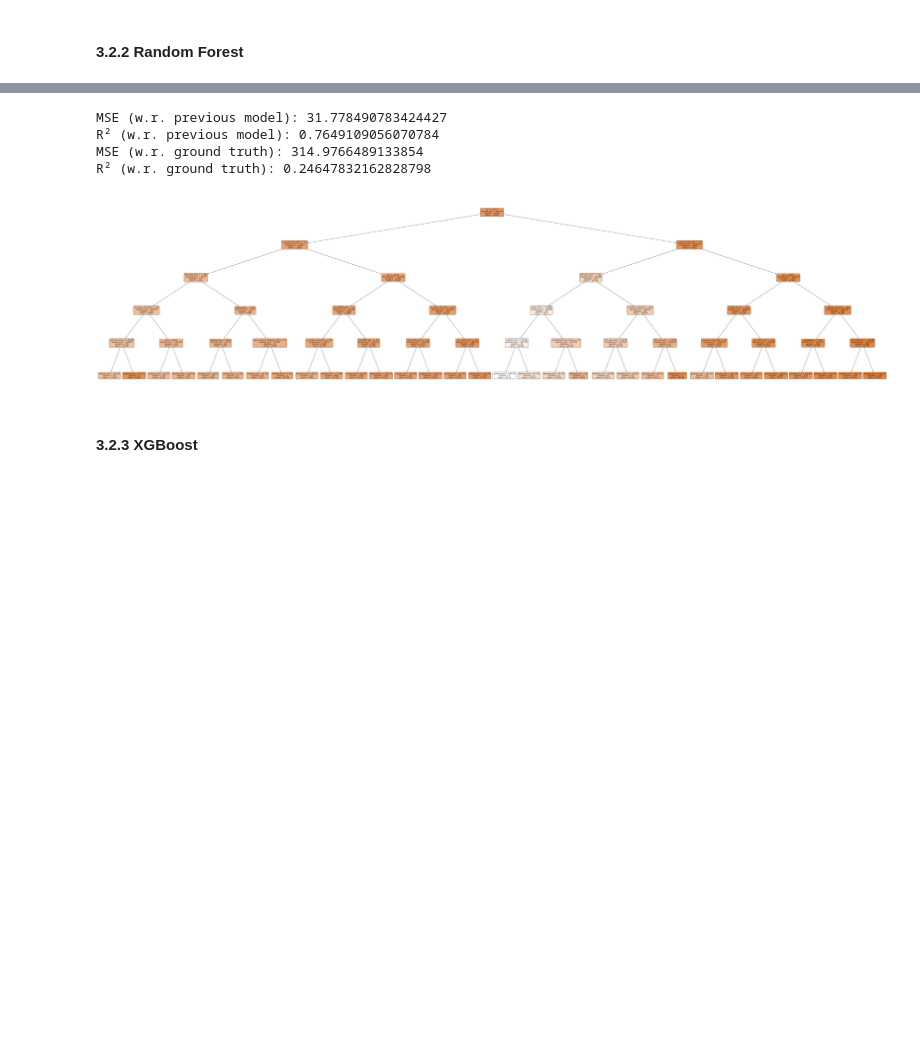
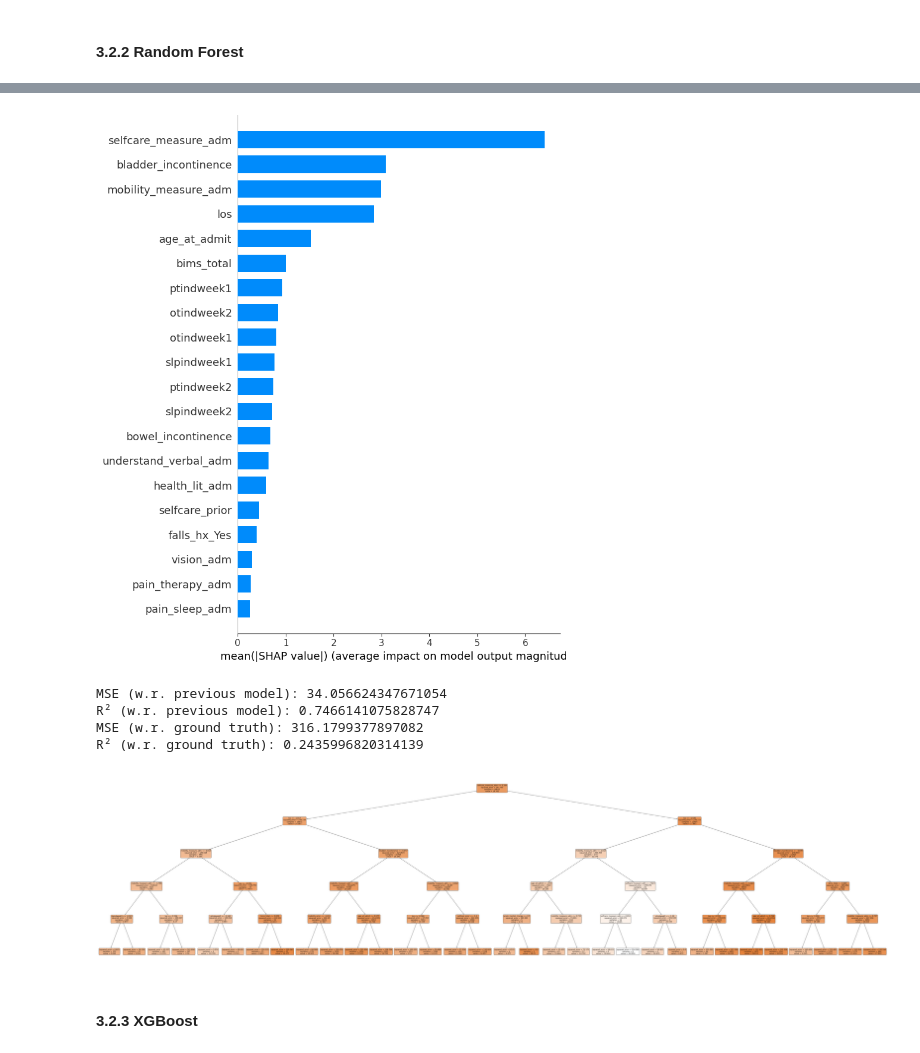
Before and after one commit to d9sus4/KL2, a Jupyter notebook: main.ipynb, the cells around one changed output, grey strips where cells are left out. Drawn from its saved outputs; the diff is of its cells as text; code cells hidden in the pictures; blank space fills up the shorter version.

```diff
--- a/main.ipynb
+++ b/main.ipynb
@@ -3566,15 +3860,17 @@ R²: 0.31881536862495574
 # %%
 # shapley value test
 
 import shap
 
 explainer = shap.TreeExplainer(rf_regressor)
 
-shap_values_train = explainer.shap_values(X_train)
+shap_values_train = explainer.shap_values(X_train, approximate=True) # turn off approximate for precise shap values, but way slower convergence
 # shap_values_eval = explainer.shap_values(X_eval)
 # shap_values_test = explainer.shap_values(X_test)
 
 shap.summary_plot(shap_values_train, X_train, plot_type="bar")
+# %% [output]
+[figure, added]
 # %%
 # regress a summary tree and visualize
 
@@ -3628,7 +3924,7 @@ def reorder_tree(tree, node_id):
 tree = tree_regressor.tree_
 
 # reorder
-reorder_tree(tree, 0)
+# reorder_tree(tree, 0)
 
 # visualize tree
 import matplotlib.pyplot as plt
@@ -3644,11 +3940,11 @@ plot_tree(
 )
 plt.show()
 # %% [output]
-MSE (w.r. previous model): 31.778490783424427
-R² (w.r. previous model): 0.7649109056070784
-MSE (w.r. ground truth): 314.9766489133854
-R² (w.r. ground truth): 0.24647832162828798
+MSE (w.r. previous model): 34.056624347671054
+R² (w.r. previous model): 0.7466141075828747
+MSE (w.r. ground truth): 316.1799377897082
+R² (w.r. ground truth): 0.2435996820314139
-[figure, old version]
+[figure, new version]
 # %% [markdown]
 #### 3.2.3 XGBoost
 # %%
```
Also changed, not shown: parts of 27 cells of this notebook, 7 other files.
